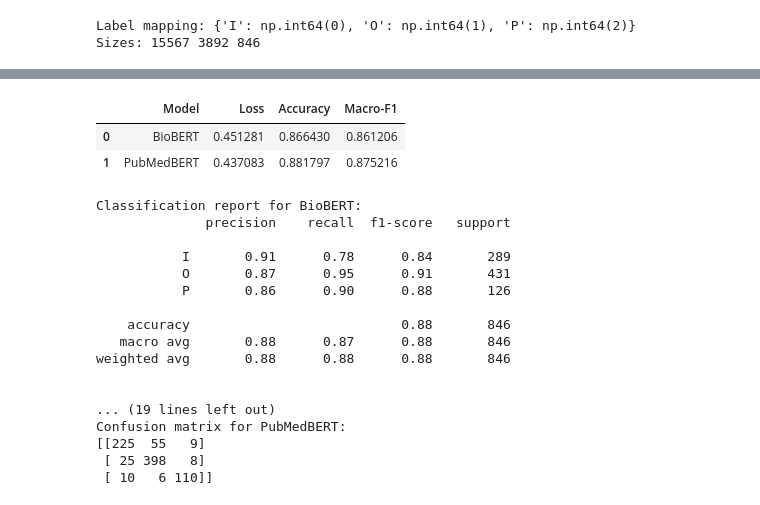
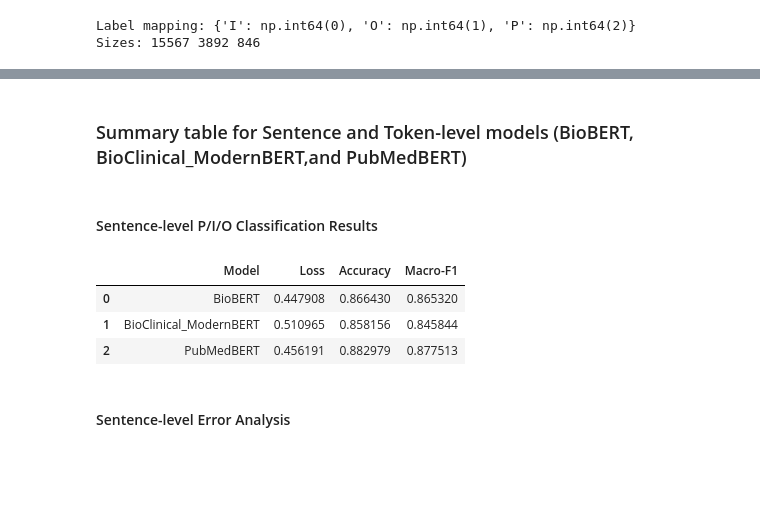
Before and after one commit to SBL-97/AITA-Group37-Task2, a Jupyter notebook: notebooks/03_axis1B_LLM_BASED.ipynb, the cells around one changed output, grey strips where cells are left out. Cells and saved outputs as stored; diff of their text form; code cells hidden in the pictures; blank space fills up the shorter version.

```diff
--- a/notebooks/03_axis1B_LLM_BASED.ipynb
+++ b/notebooks/03_axis1B_LLM_BASED.ipynb
@@ -507,0 +1103,5 @@ P/I/O only Fine-tuning results: PubMedBERT
+# %%
+# Run sentence-level P/I/O models (BioBERT)
+all_sentence_results = []
+
+trainer_bio, test_dataset_bio, result_ft_bio = run_finetuning("BioBERT",verbose=False)
@@ -508,53 +1507,22 @@ P/I/O only Fine-tuning results: PubMedBERT
+# %% [markdown]
+### Summary table for Sentence and Token-level models (BioBERT, BioClinical_ModernBERT,and PubMedBERT)
+# %% [markdown]
+#### Sentence-level P/I/O Classification Results
 # %%
-# summary table
-summary_df = pd.DataFrame(all_results)[
+# Sentence-level P/I/O Classification Results
+
+summary_df = pd.DataFrame(all_sentence_results)[
     ["Model", "eval_loss", "eval_accuracy", "eval_macro_f1"] # Runtime-related values in this table reflect test-set evaluation time after loading saved checkpoints, rather than full training time. Therefore, they are not used for the main comparison of model efficiency.
 ].rename(columns={
     "eval_loss": "Loss",
     "eval_accuracy": "Accuracy",
     "eval_macro_f1": "Macro-F1"
 })
 summary_df
 # %% [output]
 |  | Model | Loss | Accuracy | Macro-F1 |
-| 0 | BioBERT | 0.451281 | 0.866430 | 0.861206 |
-| 1 | PubMedBERT | 0.437083 | 0.881797 | 0.875216 |
+| 0 | BioBERT | 0.447908 | 0.866430 | 0.865320 |
+| 1 | BioClinical_ModernBERT | 0.510965 | 0.858156 | 0.845844 |
+| 2 | PubMedBERT | 0.456191 | 0.882979 | 0.877513 |
-# %%
-# Classification report and Confusion matrix
-from sklearn.metrics import classification_report, confusion_matrix
-import numpy as np
-
-pred = trainer_pub.predict(test_dataset_pub)
-y_pred = np.argmax(pred.predictions, axis=-1)
-
-print("\nClassification report for BioBERT:")
-print(classification_report(pred.label_ids, y_pred, target_names=le.classes_))
-
-print("\nConfusion matrix for BioBERT:")
-print(confusion_matrix(pred.label_ids, y_pred))
-
-pred = trainer_bio.predict(test_dataset_bio)
-y_pred = np.argmax(pred.predictions, axis=-1)
-
-print("\n\n\nClassification report for PubMedBERT:")
-print(classification_report(pred.label_ids, y_pred, target_names=le.classes_))
-print("\nConfusion matrix for PubMedBERT:")
-print(confusion_matrix(pred.label_ids, y_pred))
-# %% [output]
-Classification report for BioBERT:
-              precision    recall  f1-score   support
-
-           I       0.91      0.78      0.84       289
-           O       0.87      0.95      0.91       431
-           P       0.86      0.90      0.88       126
-
-    accuracy                           0.88       846
-   macro avg       0.88      0.87      0.88       846
-weighted avg       0.88      0.88      0.88       846
-
-
-... (19 lines left out)
-Confusion matrix for PubMedBERT:
-[[225  55   9]
- [ 25 398   8]
- [ 10   6 110]]
+# %% [markdown]
+#### Sentence-level Error Analysis
```
Also changed, not shown: parts of 40 cells of this notebook, 1 other file.
